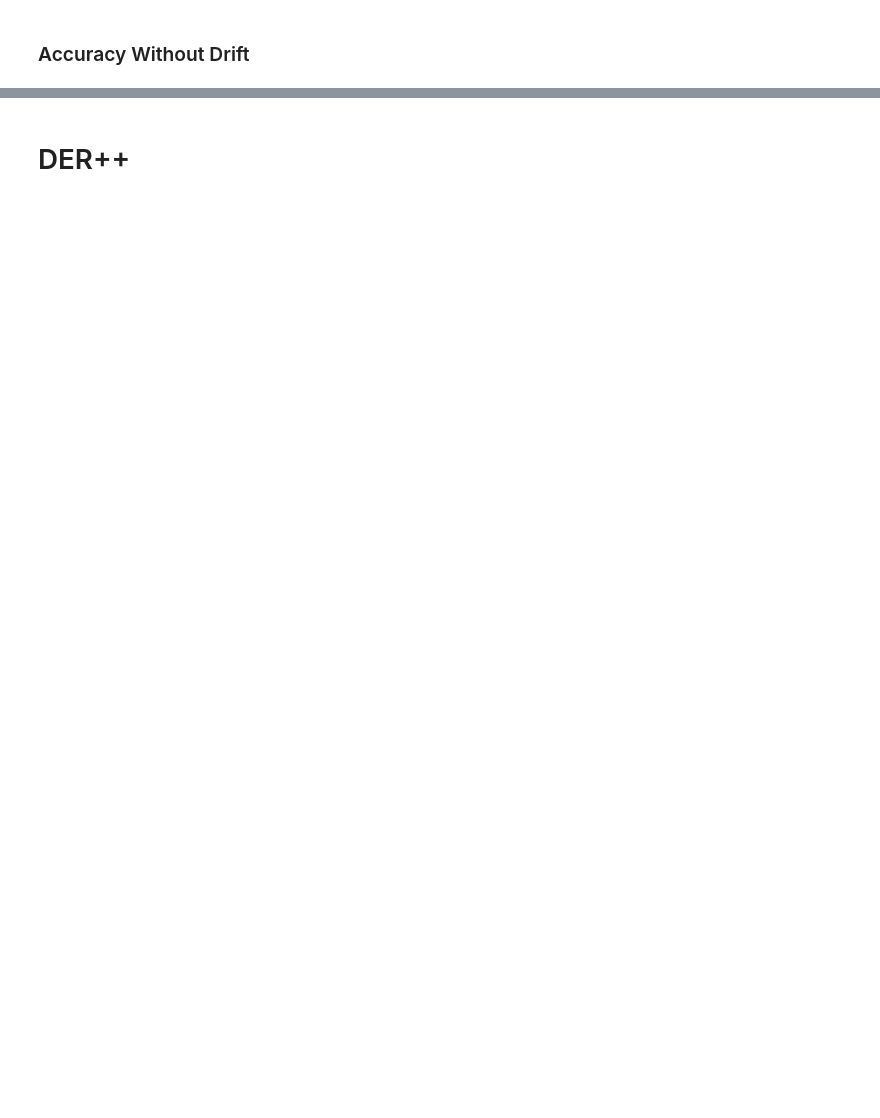
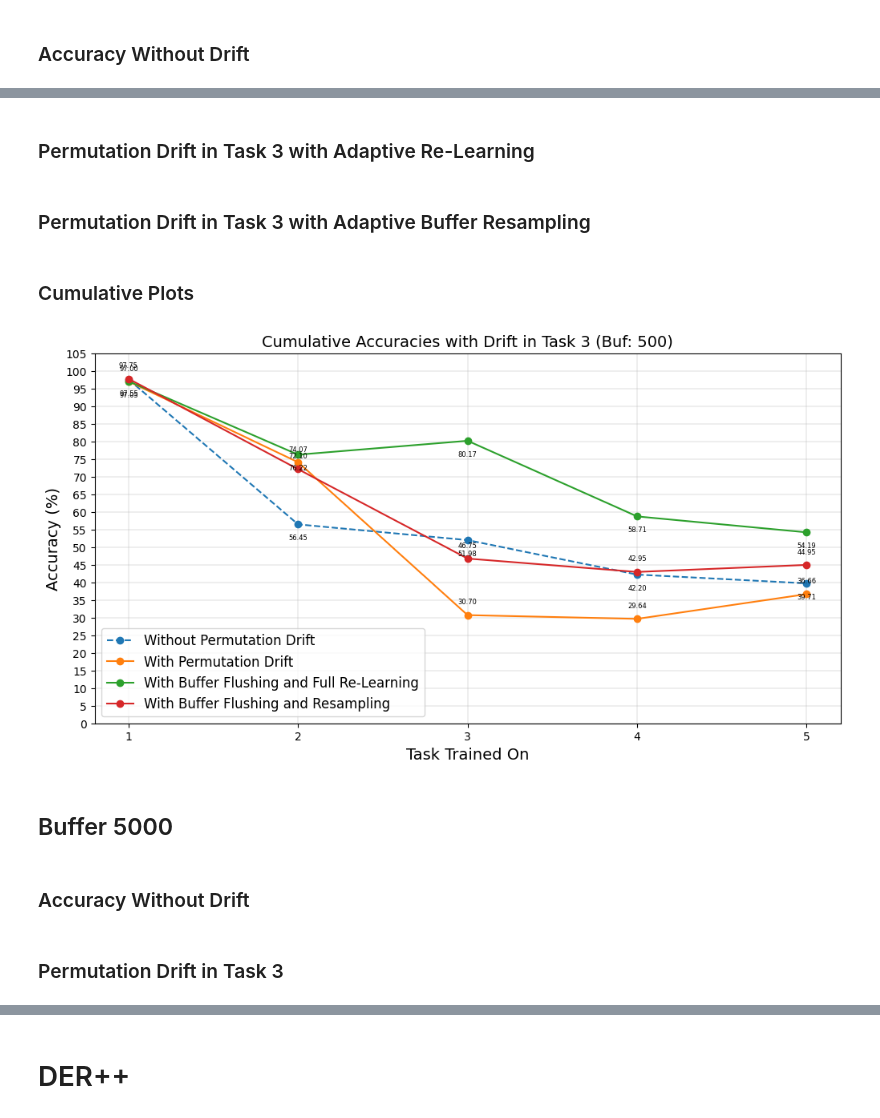
Before and after one commit to AlifAshrafee/Concept-Drift-Results, a Jupyter notebook: CIFAR-10-result-visualization-new-framework.ipynb, the cells around one changed output, grey strips where cells are left out. Cells and saved outputs as stored; diff of their text form; code cells hidden in the pictures; blank space fills up the shorter version.

```diff
--- a/CIFAR-10-result-visualization-new-framework.ipynb
+++ b/CIFAR-10-result-visualization-new-framework.ipynb
@@ -329,0 +460,48 @@ der_500_accuracy_array_without_drift = read_results(
+# %% [markdown]
+### Permutation Drift in Task 3 with Adaptive Re-Learning
+# %%
+der_500_accuracy_array_with_drift_full_relearning = read_results(
+    "./logs/01-19-25-01-41-13-seq-cifar10-der-buf-500-drift-5-n-1-adaptation-1.json"
+)
+# 52.33, 54.19, 58.24, 58.35
+# 55.777499999999996 ± 2.6022622369776665
+# plot_results(
+#     der_500_accuracy_array_with_drift_full_relearning,
+#     title="Accuracy with Permutation Drift in Task 3 and Adaptive Re-Learning",
+# )
+# %% [markdown]
+### Permutation Drift in Task 3 with Adaptive Buffer Resampling
+# %%
+der_500_accuracy_array_with_drift_buffer_resampling = read_results(
+    "./logs/01-19-25-18-05-22-seq-cifar10-der-buf-500-drift-5-n-1-adaptation-2.json"
+)
+# 43.06, 44.06, 44.95, 45.58, 46.78
+# 44.885999999999996 ± 1.2719685530703966
+# plot_results(
+#     der_500_accuracy_array_with_drift_buffer_resampling,
+#     title="Accuracy with Permutation Drift in Task 3 and Adaptive Buffer Sampling",
+# )
+# %% [markdown]
+### Cumulative Plots
+# %%
+plot_cumulative_results(
+    "Cumulative Accuracies with Drift in Task 3 (Buf: 500)",
+    [
+        der_500_accuracy_array_without_drift,
+        der_500_accuracy_array_with_drift,
+        der_500_accuracy_array_with_drift_full_relearning,
+        der_500_accuracy_array_with_drift_buffer_resampling,
+    ],
+    [
+        "Without Permutation Drift",
+        "With Permutation Drift",
+        "With Buffer Flushing and Full Re-Learning",
+        "With Buffer Flushing and Resampling",
+    ],
+)
+# %% [output]
+[figure, added]
+# %% [markdown]
+## Buffer 5000
+# %% [markdown]
+### Accuracy Without Drift
@@ -329,0 +518,2 @@ der_500_accuracy_array_without_drift = read_results(
+# %% [markdown]
+### Permutation Drift in Task 3
```
Also changed, not shown: parts of 50 cells of this notebook, 1 other file.
